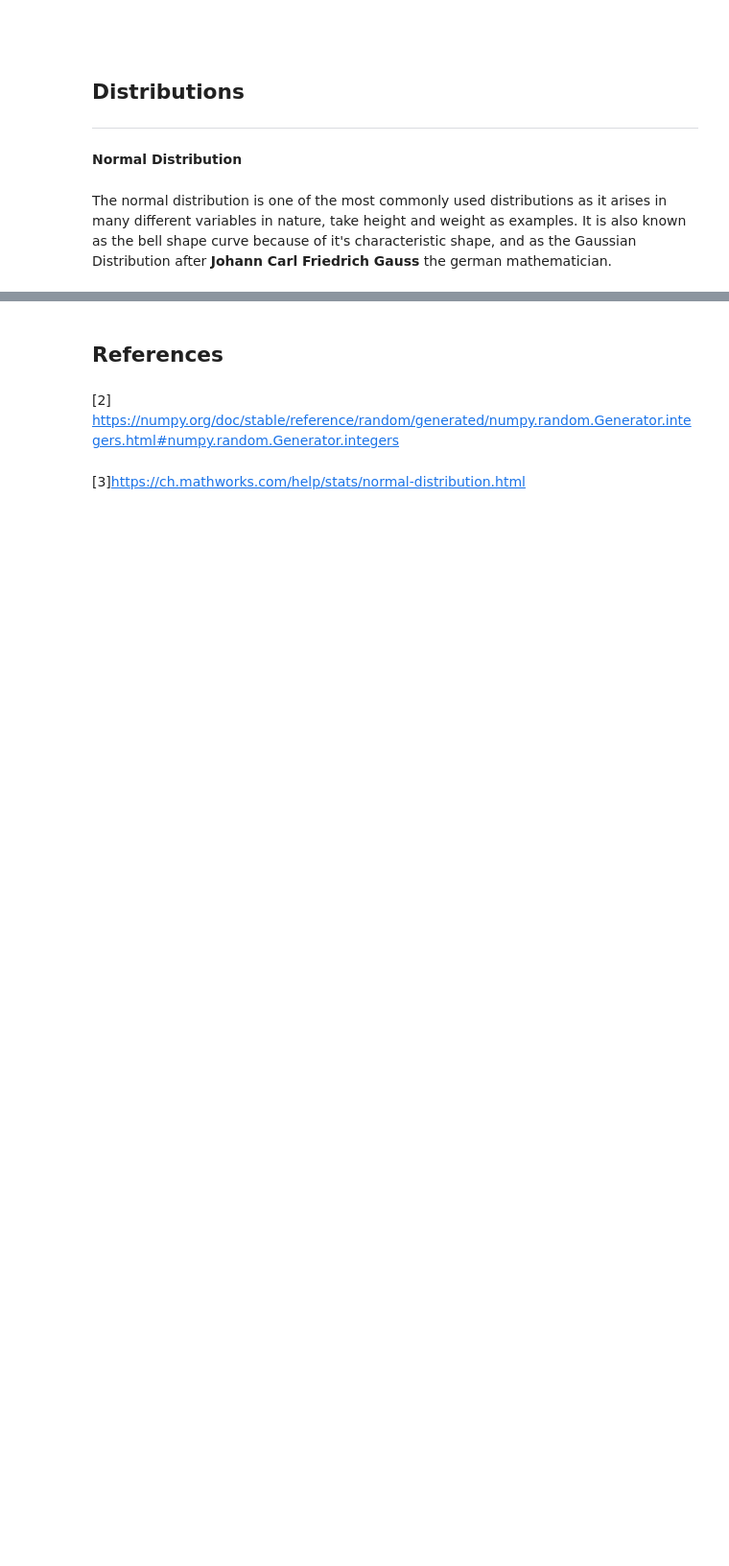
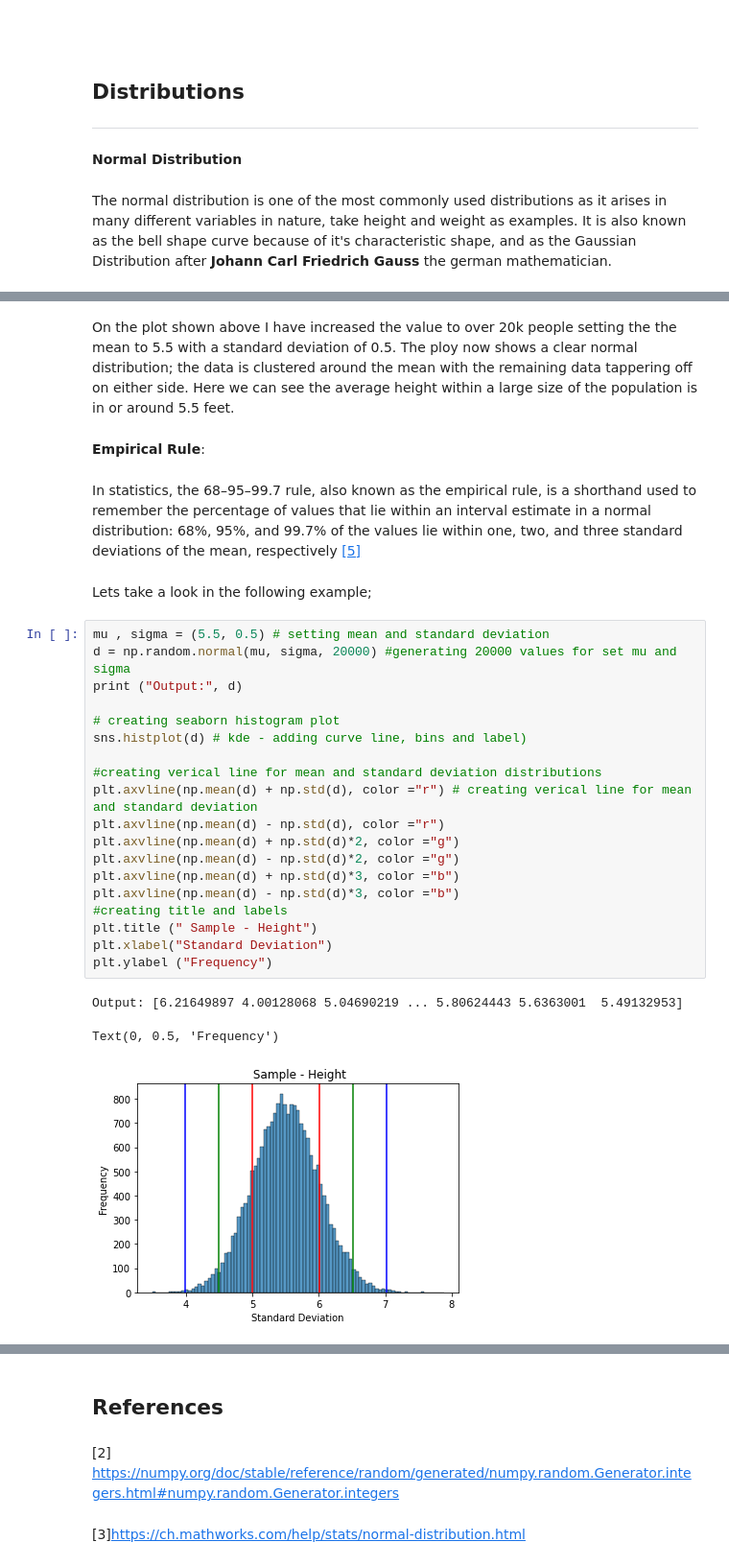
Before and after one commit to anegan-hub/PFDA-Assignment-2021, a Jupyter notebook: numpy.random.ipynb, the cells around one changed output, grey strips where cells are left out. Shown: that part at 96% size. Drawn from its saved outputs; the diff is of its cells as text; blank space fills up the shorter version.

```diff
--- a/numpy.random.ipynb
+++ b/numpy.random.ipynb
@@ -230,0 +277,31 @@ Formula:
+# %% [markdown]
+On the plot shown above I have increased the value to over 20k people setting the the mean to 5.5 with a standard deviation of 0.5. The ploy now shows a clear normal distribution; the data is clustered around the mean with the remaining data tappering off on either side. Here we can see the average height within a large size of the population is in or around 5.5 feet.
+# %% [markdown]
+**Empirical Rule**:
+# %% [markdown]
+In statistics, the 68–95–99.7 rule, also known as the empirical rule, is a shorthand used to remember the percentage of values that lie within an interval estimate in a normal distribution: 68%, 95%, and 99.7% of the values lie within one, two, and three standard deviations of the mean, respectively [[5]](https://en.wikipedia.org/wiki/68%E2%80%9395%E2%80%9399.7_rule)
+# %% [markdown]
+Lets take a look in the following example;
+# %%
+mu , sigma = (5.5, 0.5) # setting mean and standard deviation
+d = np.random.normal(mu, sigma, 20000) #generating 20000 values for set mu and sigma
+print ("Output:", d)
+
+# creating seaborn histogram plot
+sns.histplot(d) # kde - adding curve line, bins and label)
+
+#creating verical line for mean and standard deviation distributions
+plt.axvline(np.mean(d) + np.std(d), color ="r") # creating verical line for mean and standard deviation
+plt.axvline(np.mean(d) - np.std(d), color ="r")
+plt.axvline(np.mean(d) + np.std(d)*2, color ="g")
+plt.axvline(np.mean(d) - np.std(d)*2, color ="g")
+plt.axvline(np.mean(d) + np.std(d)*3, color ="b")
+plt.axvline(np.mean(d) - np.std(d)*3, color ="b")
+#creating title and labels
+plt.title (" Sample - Height")
+plt.xlabel("Standard Deviation")
+plt.ylabel ("Frequency")
+# %% [output]
+Output: [6.21649897 4.00128068 5.04690219 ... 5.80624443 5.6363001  5.49132953]
+Text(0, 0.5, 'Frequency')
+[figure, added]
```
Also changed, not shown: parts of 33 cells of this notebook.
